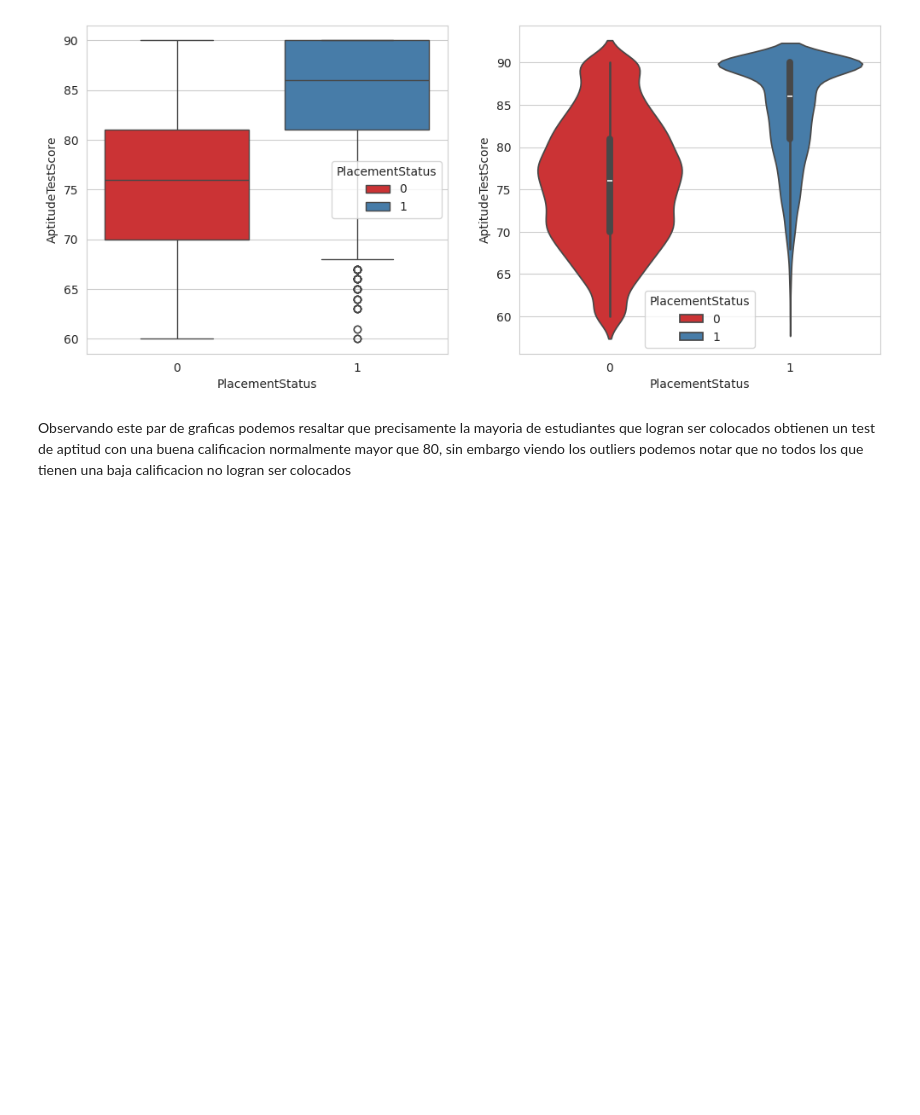
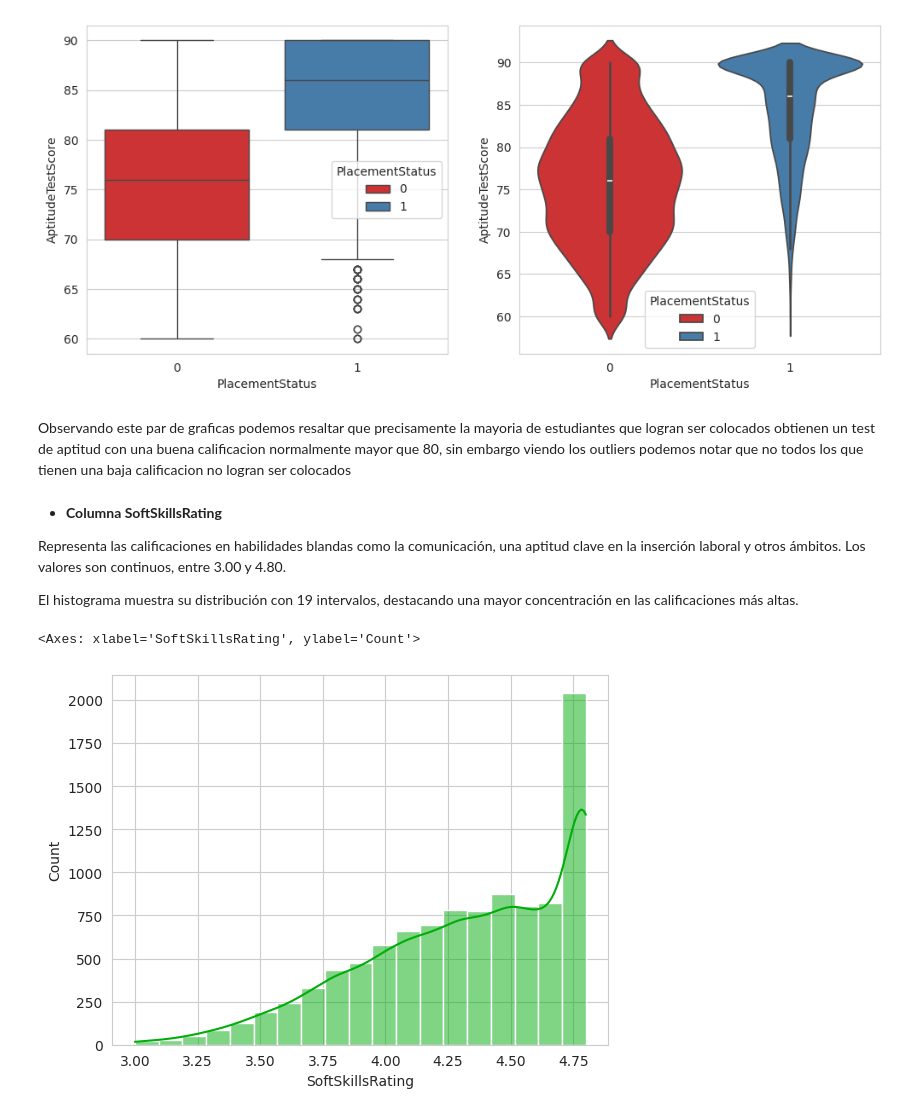
Before and after one commit to Dyaruro1/AI-Proyect-PlacementPrediction, a Jupyter notebook: Dataset_Proyecto.ipynb, the cells around one changed output. Drawn from its saved outputs; the diff is of its cells as text; code cells hidden in the pictures; blank space fills up the shorter version.

Commit message:
Se agregó la descripción y visualización de la columna 'SoftSkillsRating'

```diff
--- a/Dataset_Proyecto.ipynb
+++ b/Dataset_Proyecto.ipynb
@@ -291,3 +293,14 @@ plt.show()
 [figure]
 # %% [markdown]
 Observando este par de graficas podemos resaltar que precisamente la mayoria de estudiantes que logran ser colocados obtienen un test de aptitud con una buena calificacion normalmente mayor que 80, sin embargo viendo los outliers podemos notar que no todos los que tienen una baja calificacion no logran ser colocados
+# %% [markdown]
+- **Columna SoftSkillsRating**
+
+Representa las calificaciones en habilidades blandas como la comunicación, una aptitud clave en la inserción laboral y otros ámbitos. Los valores son continuos, entre 3.00 y 4.80.
+
+El histograma muestra su distribución con 19 intervalos, destacando una mayor concentración en las calificaciones más altas.
+# %%
+sns.histplot(df, x="SoftSkillsRating", bins=19, kde=True, color="#00ad0a")
+# %% [output]
+<Axes: xlabel='SoftSkillsRating', ylabel='Count'>
+[figure, added]
```
Also changed, not shown: parts of 5 cells of this notebook.
